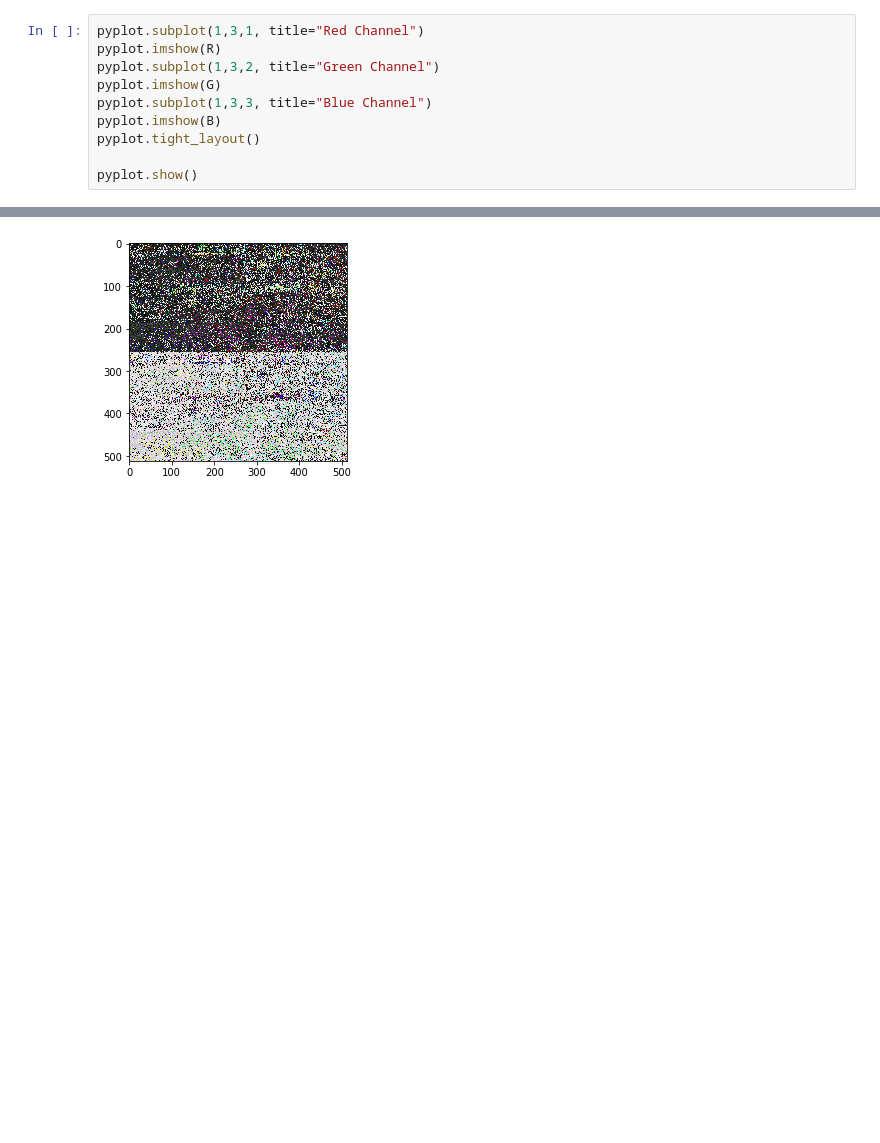
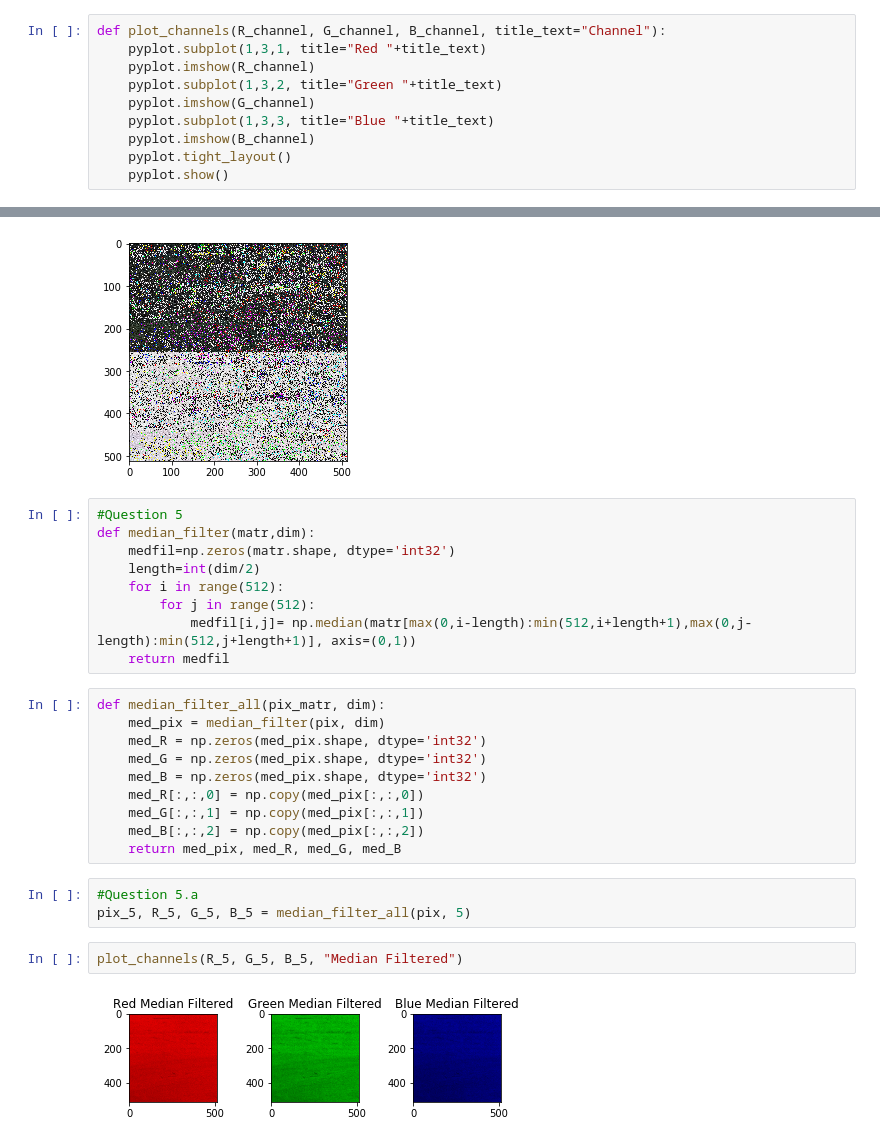
Before and after one commit to BU-IE-582/fall19-akinelden, a Jupyter notebook: Part1_soru12.ipynb, the cells around one changed output, grey strips where cells are left out. Cells and saved outputs as stored; diff of their text form; blank space fills up the shorter version.

Commit message:
Question 5 solution is added

```diff
--- a/Part1_soru12.ipynb
+++ b/Part1_soru12.ipynb
@@ -53,12 +53,12 @@ G[:,:,[0,2]]=0
 B=np.copy(pix)
 B[:,:,[0,1]]=0
 # %%
-pyplot.subplot(1,3,1, title="Red Channel")
-pyplot.imshow(R)
-pyplot.subplot(1,3,2, title="Green Channel")
-pyplot.imshow(G)
-pyplot.subplot(1,3,3, title="Blue Channel")
-pyplot.imshow(B)
-pyplot.tight_layout()
-
-pyplot.show()
+def plot_channels(R_channel, G_channel, B_channel, title_text="Channel"):
+    pyplot.subplot(1,3,1, title="Red "+title_text)
+    pyplot.imshow(R_channel)
+    pyplot.subplot(1,3,2, title="Green "+title_text)
+    pyplot.imshow(G_channel)
+    pyplot.subplot(1,3,3, title="Blue "+title_text)
+    pyplot.imshow(B_channel)
+    pyplot.tight_layout()
+    pyplot.show()
@@ -108,3 +102,29 @@ pyplot.imshow(pix_diff)
 pyplot.show()
 # %% [output]
 [figure]
+# %%
+#Question 5
+def median_filter(matr,dim):
+    medfil=np.zeros(matr.shape, dtype='int32')
+    length=int(dim/2)
+    for i in range(512):
+        for j in range(512):
+            medfil[i,j]= np.median(matr[max(0,i-length):min(512,i+length+1),max(0,j-length):min(512,j+length+1)], axis=(0,1))
+    return medfil
+# %%
+def median_filter_all(pix_matr, dim):
+    med_pix = median_filter(pix, dim)
+    med_R = np.zeros(med_pix.shape, dtype='int32')
+    med_G = np.zeros(med_pix.shape, dtype='int32')
+    med_B = np.zeros(med_pix.shape, dtype='int32')
+    med_R[:,:,0] = np.copy(med_pix[:,:,0])
+    med_G[:,:,1] = np.copy(med_pix[:,:,1])
+    med_B[:,:,2] = np.copy(med_pix[:,:,2])
+    return med_pix, med_R, med_G, med_B
+# %%
+#Question 5.a
+pix_5, R_5, G_5, B_5 = median_filter_all(pix, 5)
+# %%
+plot_channels(R_5, G_5, B_5, "Median Filtered")
+# %% [output]
+[figure, added]
```
Also changed, not shown: parts of 7 cells of this notebook.
